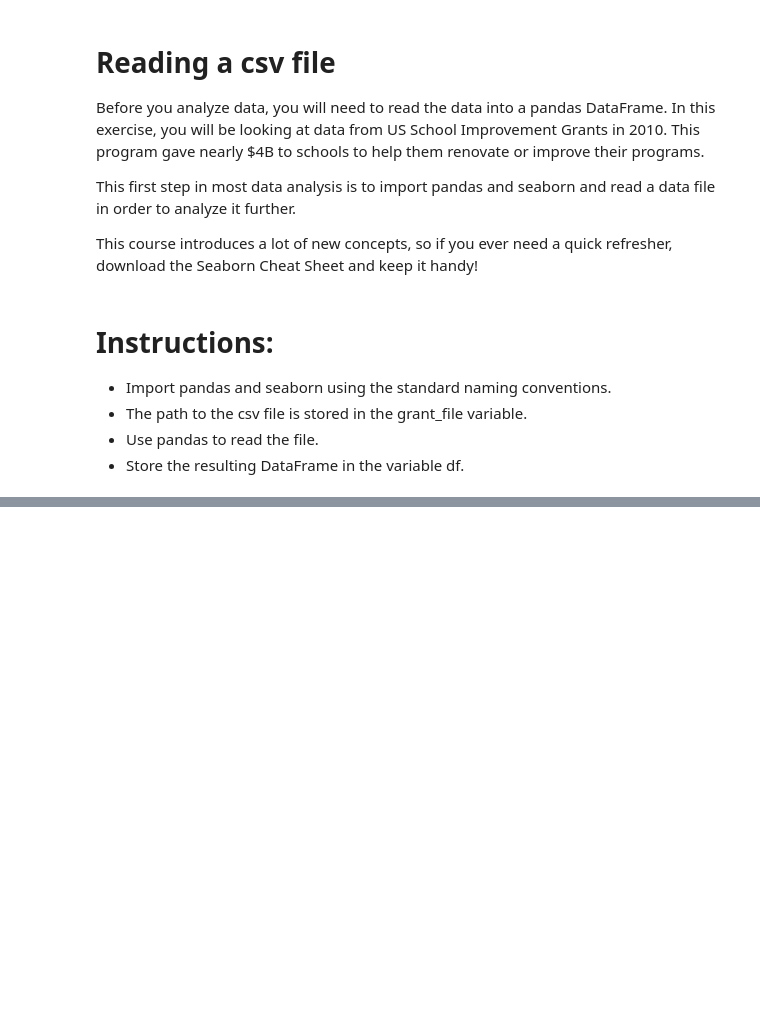
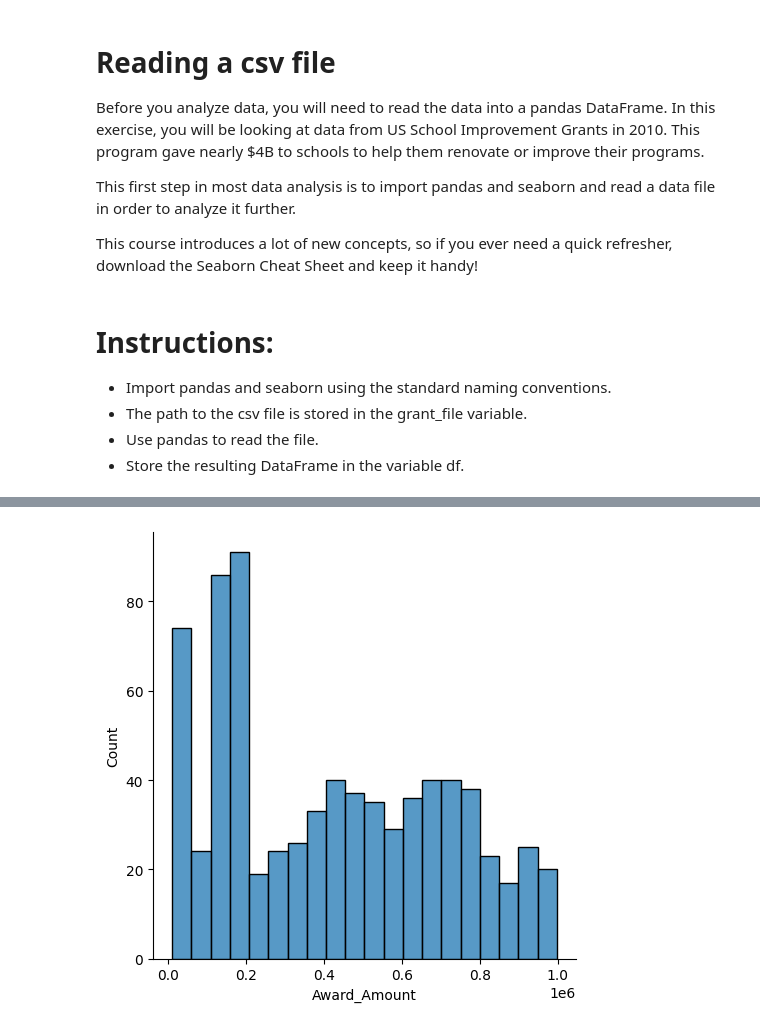
Before and after one commit to sendecka/DataCamp, a Jupyter notebook: DataCamp/13 Intermediate Data Visualization with Seaborn/01_ Seaborn_Introduction.ipynb, the cells around one changed output, grey strips where cells are left out. Saved outputs shown, nothing was run; the diff lists cells and outputs as text; code cells hidden in the pictures; blank space fills up the shorter version.

```diff
--- a/DataCamp/13 Intermediate Data Visualization with Seaborn/01_ Seaborn_Introduction.ipynb
+++ b/DataCamp/13 Intermediate Data Visualization with Seaborn/01_ Seaborn_Introduction.ipynb
@@ -29,0 +70,9 @@ NameError: name 'grant_file' is not defined
+# %%
+# Create a displot
+sns.displot(df['Award_Amount'],
+             bins=20)
+
+# Display the plot
+plt.show()
+# %% [output]
+[figure, added]
```
Also changed, not shown: parts of 14 cells of this notebook, 1 other file.
